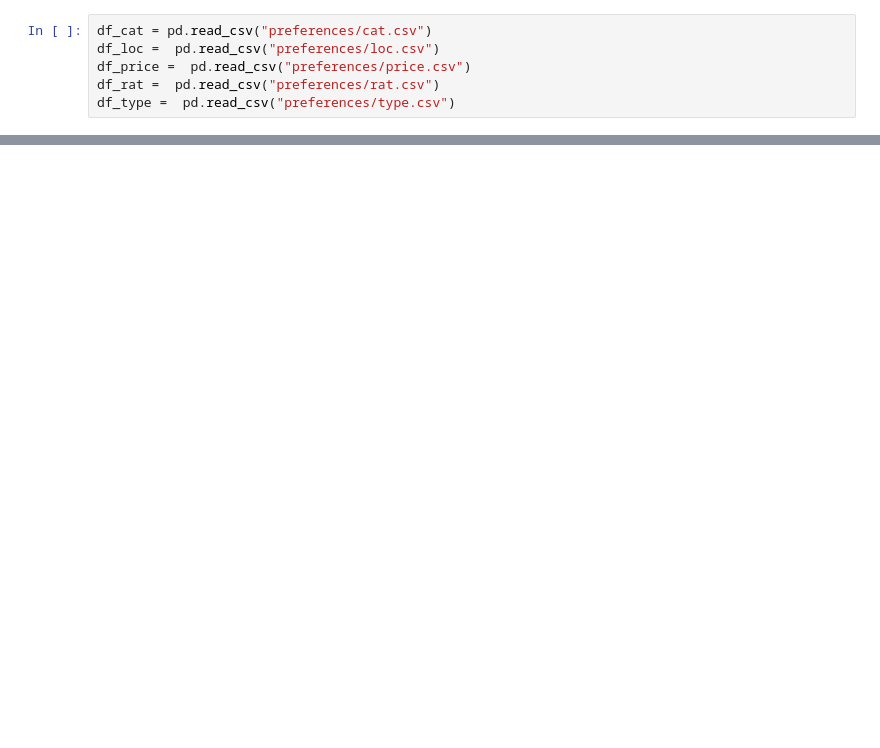
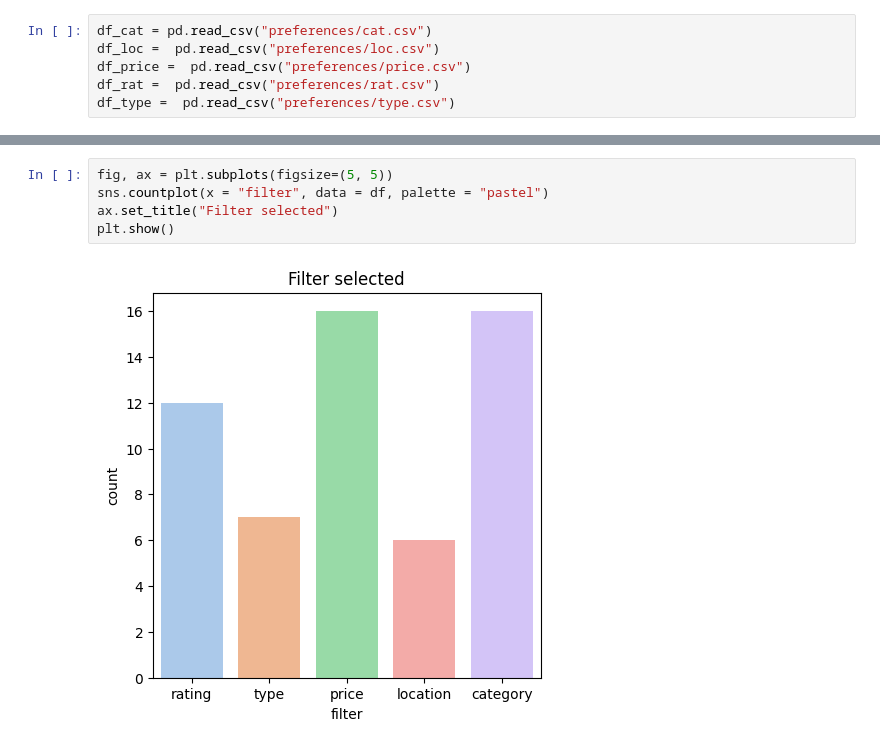
Before and after one commit to julistary/Madplanner-, a Jupyter notebook: estadisticas.ipynb, the cells around one changed output, grey strips where cells are left out. Drawn from its saved outputs; the diff is of its cells as text; blank space fills up the shorter version.

```diff
--- a/estadisticas.ipynb
+++ b/estadisticas.ipynb
@@ -69,0 +54,7 @@ pd.concat([df_rat,df_type,df_price,df_loc,df_cat])
+# %%
+fig, ax = plt.subplots(figsize=(5, 5))
+sns.countplot(x = "filter", data = df, palette = "pastel")
+ax.set_title("Filter selected")
+plt.show()
+# %% [output]
+[figure, added]
```
Also changed, not shown: parts of 36 cells of this notebook, 19 other files.
